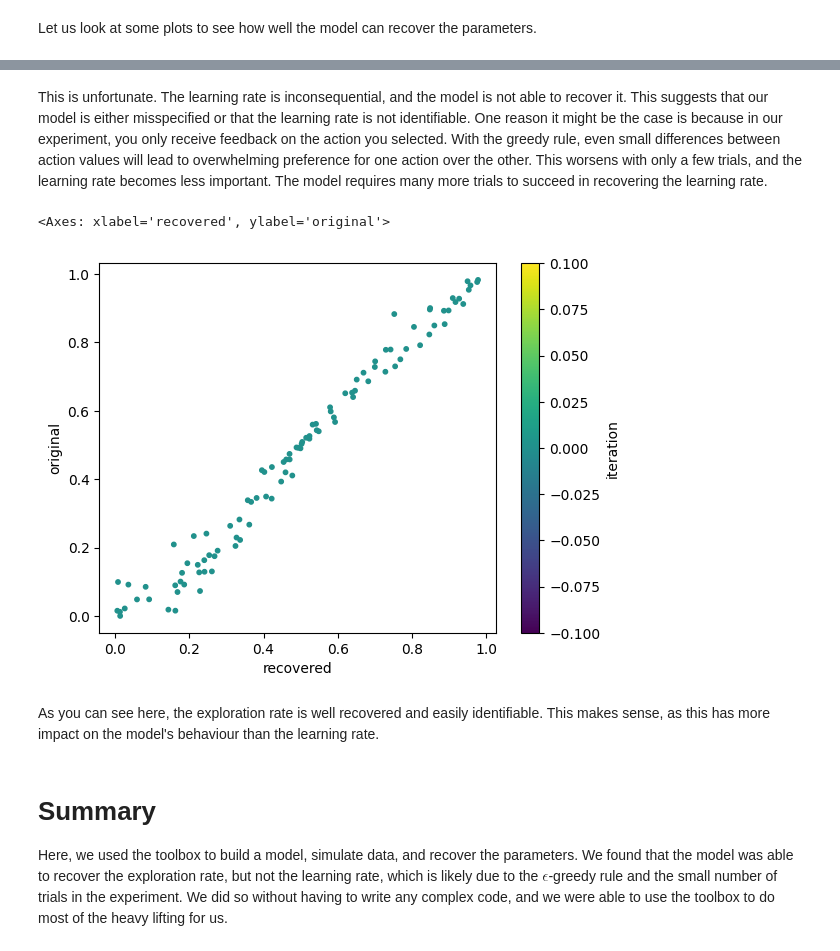
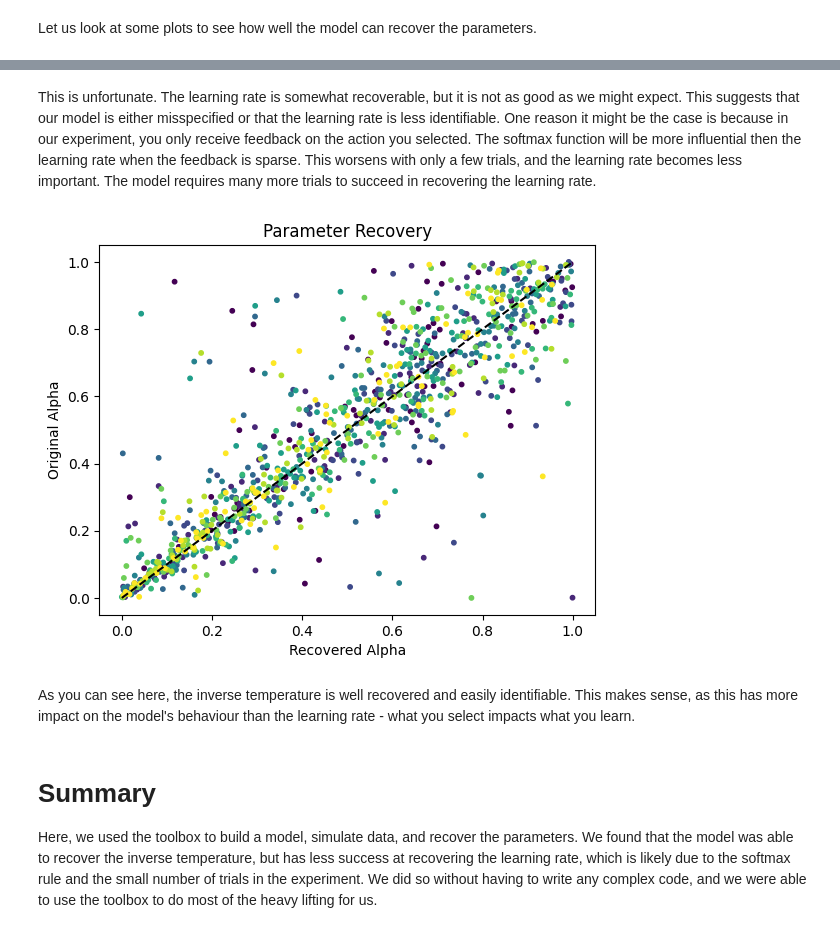
Before and after one commit to DevComPsy/cpm, a Jupyter notebook: docs/examples/example2.ipynb, the cells around one changed output, grey strips where cells are left out. Cells and saved outputs as stored; diff of their text form; code cells hidden in the pictures.

Commit message:
fix: improve dummy model for example 2

```diff
--- a/docs/examples/example2.ipynb
+++ b/docs/examples/example2.ipynb
@@ -339,24 +345,28 @@ alpha.plot.scatter(x="recovered", y="original", c="iteration", colormap="viridis
 # %% [markdown]
 This is unfortunate.
-The learning rate is inconsequential, and the model is not able to recover it.
-This suggests that our model is either misspecified or that the learning rate is not identifiable.
+The learning rate is somewhat recoverable, but it is not as good as we might expect.
+This suggests that our model is either misspecified or that the learning rate is less identifiable.
 One reason it might be the case is because in our experiment, you only receive feedback on the action you selected.
-With the greedy rule, even small differences between action values will lead to overwhelming preference for one action over the other.
+The softmax function will be more influential then the learning rate when the feedback is sparse.
 This worsens with only a few trials, and the learning rate becomes less important.
 The model requires many more trials to succeed in recovering the learning rate.
-# %%
-
-epsilon = recovery.extract(key = 'epsilon')
-epsilon.plot.scatter(x="recovered", y="original", c="iteration", colormap="viridis", s = 10)
-# %% [output]
-<Axes: xlabel='recovered', ylabel='original'>
-[figure, removed]
+# %%
+epsilon = recovery.extract(key = "epsilon")
+plt.scatter(epsilon["recovered"], epsilon["original"], c=epsilon["iteration"], s=10)
+plt.plot([0, 1], [0, 1], 'k--')
+plt.xlabel("Recovered Alpha")
+plt.ylabel("Original Alpha")
+plt.title("Parameter Recovery")
+
+plt.show()
+# %% [output]
+[figure, added]
 # %% [markdown]
-As you can see here, the exploration rate is well recovered and easily identifiable.
-This makes sense, as this has more impact on the model's behaviour than the learning rate.
+As you can see here, the inverse temperature is well recovered and easily identifiable.
+This makes sense, as this has more impact on the model's behaviour than the learning rate - what you select impacts what you learn.
 # %% [markdown]
 # Summary
 
 Here, we used the toolbox to build a model, simulate data, and recover the parameters.
-We found that the model was able to recover the exploration rate, but not the learning rate, which is likely due to the $\epsilon$-greedy rule and the small number of trials in the experiment.
+We found that the model was able to recover the inverse temperature, but has less success at recovering the learning rate, which is likely due to the softmax rule and the small number of trials in the experiment.
 We did so without having to write any complex code, and we were able to use the toolbox to do most of the heavy lifting for us.
```
Also changed, not shown: parts of 10 cells of this notebook.
